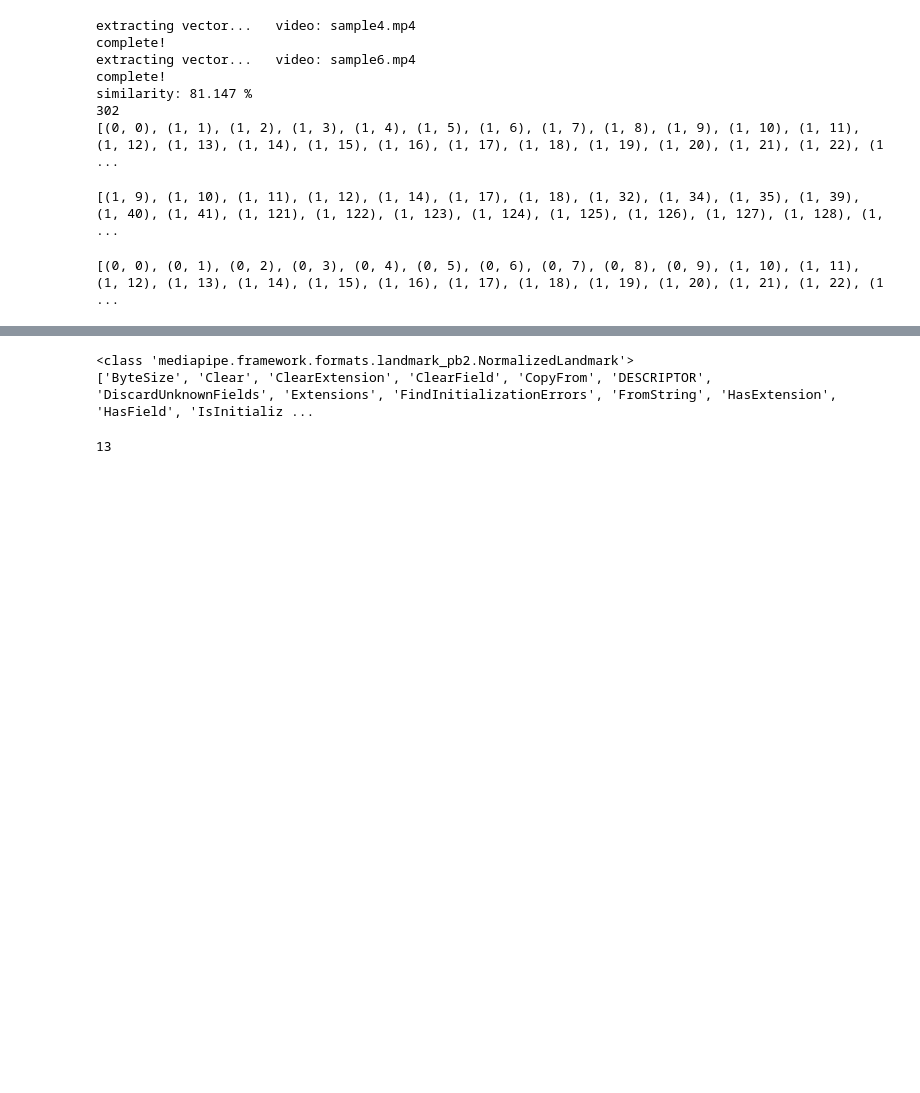
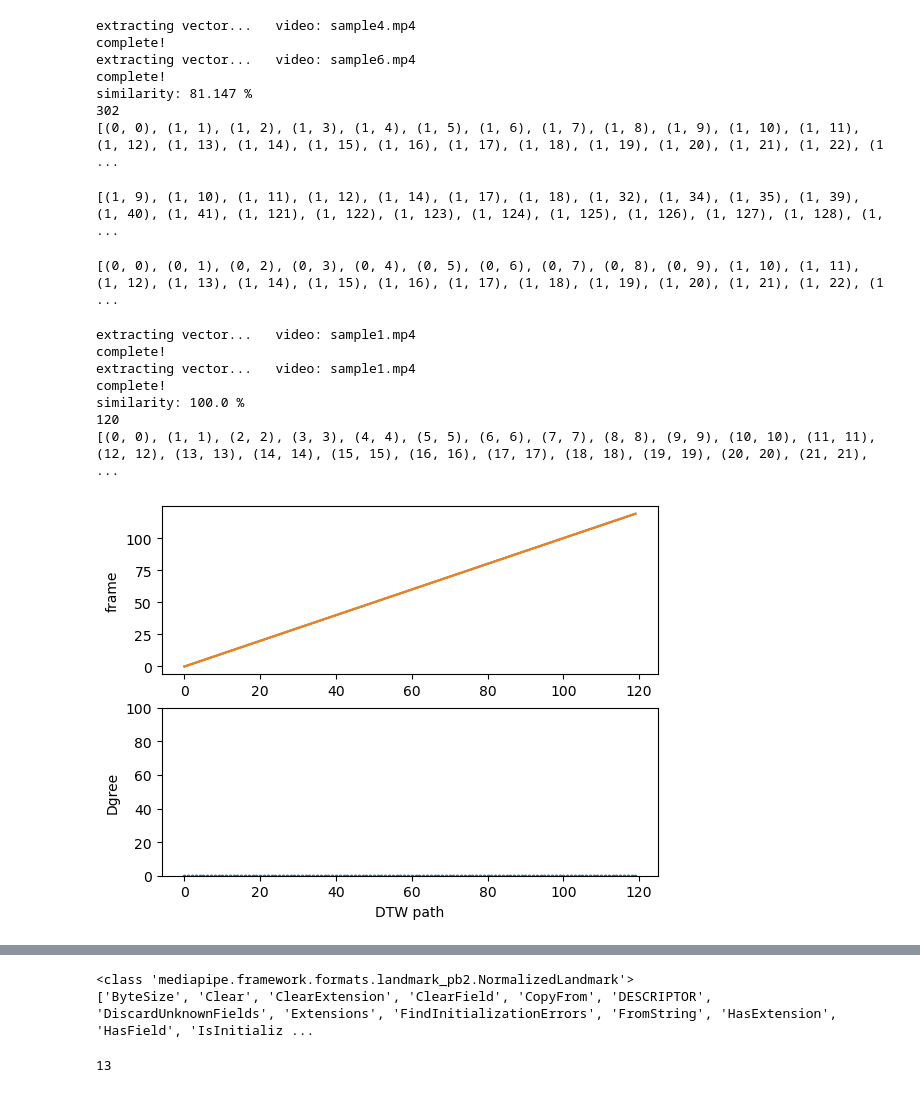
Before and after one commit to silca3553/Motion_Similarity, a Jupyter notebook: pose_similarity.ipynb, the cells around one changed output, grey strips where cells are left out. Cells and saved outputs as stored; diff of their text form; code cells hidden in the pictures; blank space fills up the shorter version.

```diff
--- a/pose_similarity.ipynb
+++ b/pose_similarity.ipynb
@@ -151,6 +151,42 @@ print(ls)
 print(path)
 # %% [output]
 [(0, 0), (0, 1), (0, 2), (0, 3), (0, 4), (0, 5), (0, 6), (0, 7), (0, 8), (0, 9), (1, 10), (1, 11), (1, 12), (1, 13), (1, 14), (1, 15), (1, 16), (1, 17), (1, 18), (1, 19), (1, 20), (1, 21), (1, 22), (1 ...
+# %%
+import matplotlib.pyplot as plt
+
+from fastdtw import fastdtw
+
+framedata1 = get_framedata("sample1.mp4")
+framedata2 = get_framedata("sample1.mp4") #sample과 다른 춤, 다른 사람 영상
+
+dist_func = cos_sum
+distance, path = fastdtw(framedata1, framedata2, dist= dist_func)
+fig, axes = plt.subplots(2,1)
+
+axes[0].plot(path)
+axes[0].set_ylabel('frame')
+
+ls = [cos_sum(framedata1[i[0]],framedata2[i[1]]) for i in path]
+x = [i for i in range(len(path))]
+axes[1].scatter(x,ls,s=3)
+axes[1].set_ylim([0,100])
+axes[1].set_ylabel('Dgree')
+axes[1].set_xlabel('DTW path')
+
+print("similarity:",round(100- (distance/len(path))/90*100,3),"%")
+print(len(path))
+print(path)
+
+plt.show()
+# %% [output]
+extracting vector...   video: sample1.mp4
+complete!
+extracting vector...   video: sample1.mp4
+complete!
+similarity: 100.0 %
+120
+[(0, 0), (1, 1), (2, 2), (3, 3), (4, 4), (5, 5), (6, 6), (7, 7), (8, 8), (9, 9), (10, 10), (11, 11), (12, 12), (13, 13), (14, 14), (15, 15), (16, 16), (17, 17), (18, 18), (19, 19), (20, 20), (21, 21), ...
+[figure, added]
 # %%
 import matplotlib.pyplot as plt
 
```
Also changed, not shown: parts of 5 cells of this notebook, 1 other file.
